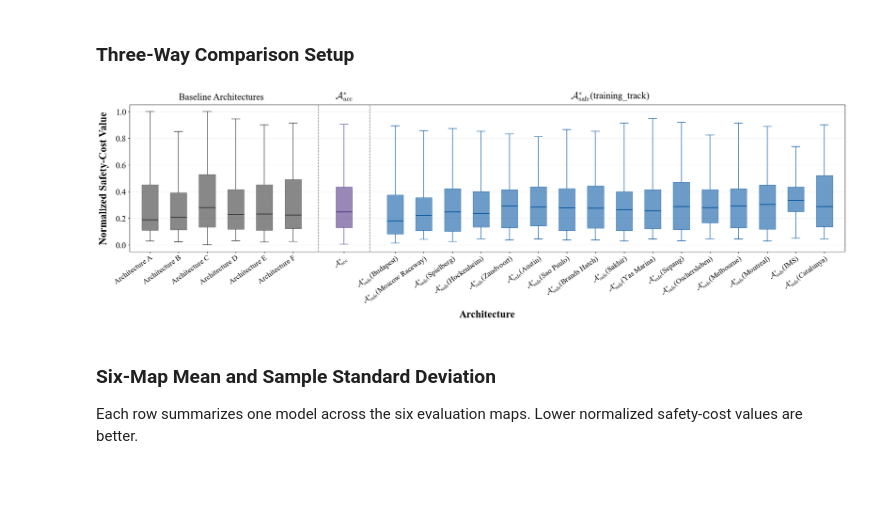
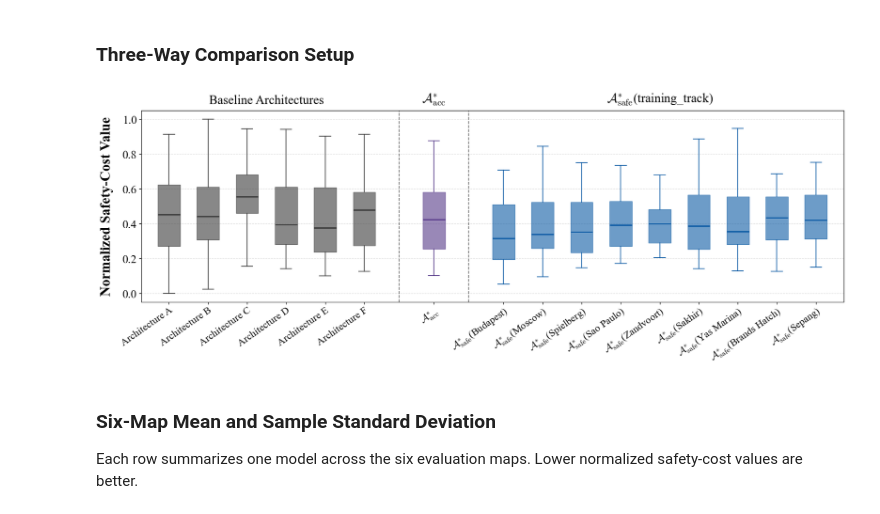
Before and after one commit to zzayah/NAS-in-the-Loop, a Jupyter notebook: visualizations/figures.ipynb, the cells around one changed output. Cells and saved outputs as stored; diff of their text form; code cells hidden in the pictures; blank space fills up the shorter version.

```diff
--- a/visualizations/figures.ipynb
+++ b/visualizations/figures.ipynb
@@ -24,20 +24,32 @@ SAFETY_NAS_DATA_DIRS: dict[int, Path | str] = {
 ACCURACY_NAS_DATA_DIRS: dict[int, Path | str] = {
     0: "data/accuracy-nas/accuracy-nas-seed-0-x86",
     1: "data/accuracy-nas/accuracy-nas-seed-1-x86",
-    # 2: "data/accuracy-nas/accuracy-nas-seed-2-x86",
+    2: "data/accuracy-nas/accuracy-nas-seed-2-x86",
 
 }
 
 # Safety-NAS training tracks to omit from every comparison. Names may use '-' or '_'.
-# This default retains the ten lowest-cost tracks in the seeded aggregate.
+# This selection retains the recommended nine-map comparison set.
 EXCLUDED_SAFETY_TRAINING_TRACKS: set[str] = {
-    # "catalunya",
-    # "hockenheim",
-    # "ims",
-    # "melbourne",
-    # "oschersleben",
-    # "sao_paulo",
+    "austin",
+    "catalunya",
+    "hockenheim",
+    "ims",
+    "melbourne",
+    "montreal",
+    "oschersleben",
+
 }
+
+# Original ten-map experiment excluded these six Safety-NAS training tracks:
+# EXCLUDED_SAFETY_TRAINING_TRACKS: set[str] = {
+#     "hockenheim",
+#     "ims",
+#     "montreal",
+#     "moscow_raceway",
+#     "oschersleben",
+#     "spielberg",
+# }
 # %%
 
 def _notebook_dir() -> Path:
@@ -307,7 +319,7 @@ TRAINED_MAP_LABELS = {
     "arch7_sepang": "Sepang",
 
     "arch7_yas_marina": "Yas Marina",
-    "arch7_moscow_raceway": "Moscow Raceway",
+    "arch7_moscow_raceway": "Moscow",
 
     "arch7_hockenheim": "Hockenheim",
     "arch7_ims": "IMS",
@@ -658,7 +700,9 @@ model_group_column_colors = {
 # Smaller/negative values move the rotated X tick labels upward toward the axis.
 X_TICK_LABEL_PAD = 2
 # Physical height of the graph/Y axis in inches.
-PLOT_HEIGHT_INCHES = 6.8
+PLOT_HEIGHT_INCHES = 6
+# PLOT_HEIGHT_INCHES = 10
+
 
 
 def comparison_metric_values_six_maps(metric_keys: list[str]) -> pd.DataFrame:
@@ -832,35 +876,36 @@ def plot_six_map_composite_boxplot(metric_df: pd.DataFrame) -> None:
     if accuracy_values.size:
         ax.text(accuracy_position, 1.02, accuracy_display_label, transform=ax.get_xaxis_transform(), ha="center", va="bottom", fontsize=20, color="black")
     if len(safety_positions):
         ax.text(safety_positions.mean(), 1.02, r"$\mathcal{A}_{\mathrm{safe}}^{*}$(training_track)", transform=ax.get_xaxis_transform(), ha="center", va="bottom", fontsize=20, color="black")
 
     tick_positions = [baseline_position_lookup[arch] for arch in baseline_arches]
     tick_labels = [baseline_display_labels[arch] for arch in baseline_arches]
     if accuracy_values.size:
         tick_positions.append(accuracy_position)
         tick_labels.append(accuracy_display_label)
     tick_positions.extend([safety_position_lookup[run_label] for run_label in safety_run_labels])
     tick_labels.extend([safety_display_labels[run_label] for run_label in safety_run_labels])
     ax.set_xticks(tick_positions)
     ax.set_xticklabels(tick_labels, rotation=35, ha="right", rotation_mode="anchor")
     ax.tick_params(axis="x", labelsize=16, pad=X_TICK_LABEL_PAD)
     ax.tick_params(axis="y", labelsize=18)
     ax.set_ylabel("Normalized Safety-Cost Value", fontsize=22, fontweight="bold", labelpad=14)
-    ax.set_xlabel("Architecture", fontsize=22, fontweight="bold", labelpad=10)
+    # ax.set_xlabel("Architecture", fontsize=22, fontweight="bold", labelpad=10)
     ax.grid(True, axis="y", linestyle="--", alpha=0.35)
     ax.set_ylim(-.05, 1.05)
     ax.set_yticks(np.linspace(0, 1, 6))
     all_positions = np.array(tick_positions, dtype=float)
     if all_positions.size:
         ax.set_xlim(all_positions.min() - box_width / 2 - edge_gap, all_positions.max() + box_width / 2 + edge_gap)
+    fig.savefig("box_and_whisker.pdf", format="pdf", bbox_inches="tight")
 
 six_map_values = comparison_metric_values_six_maps(EVALUATED_METRICS)
 six_map_component_values = six_map_values.copy()
 six_map_component_values["component"] = six_map_component_values["metric"].map(component_metric_labels)
 
 plot_six_map_composite_boxplot(six_map_values)
 # %% [output]
-[figure, old version]
+[figure, new version]
 # %% [markdown]
 ### Six-Map Mean and Sample Standard Deviation
 
```
Also changed, not shown: parts of 3 cells of this notebook, 25 other files.
